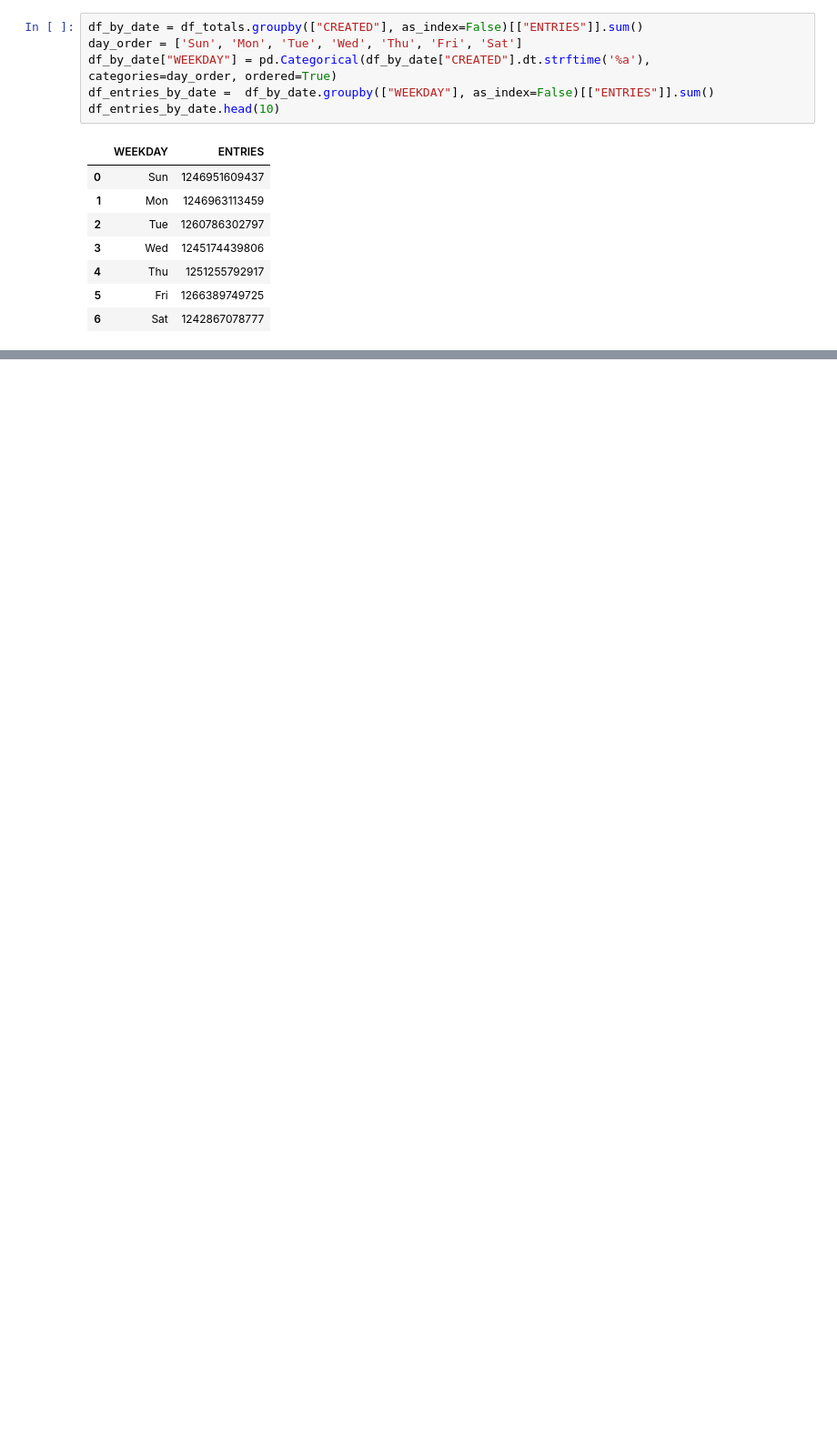
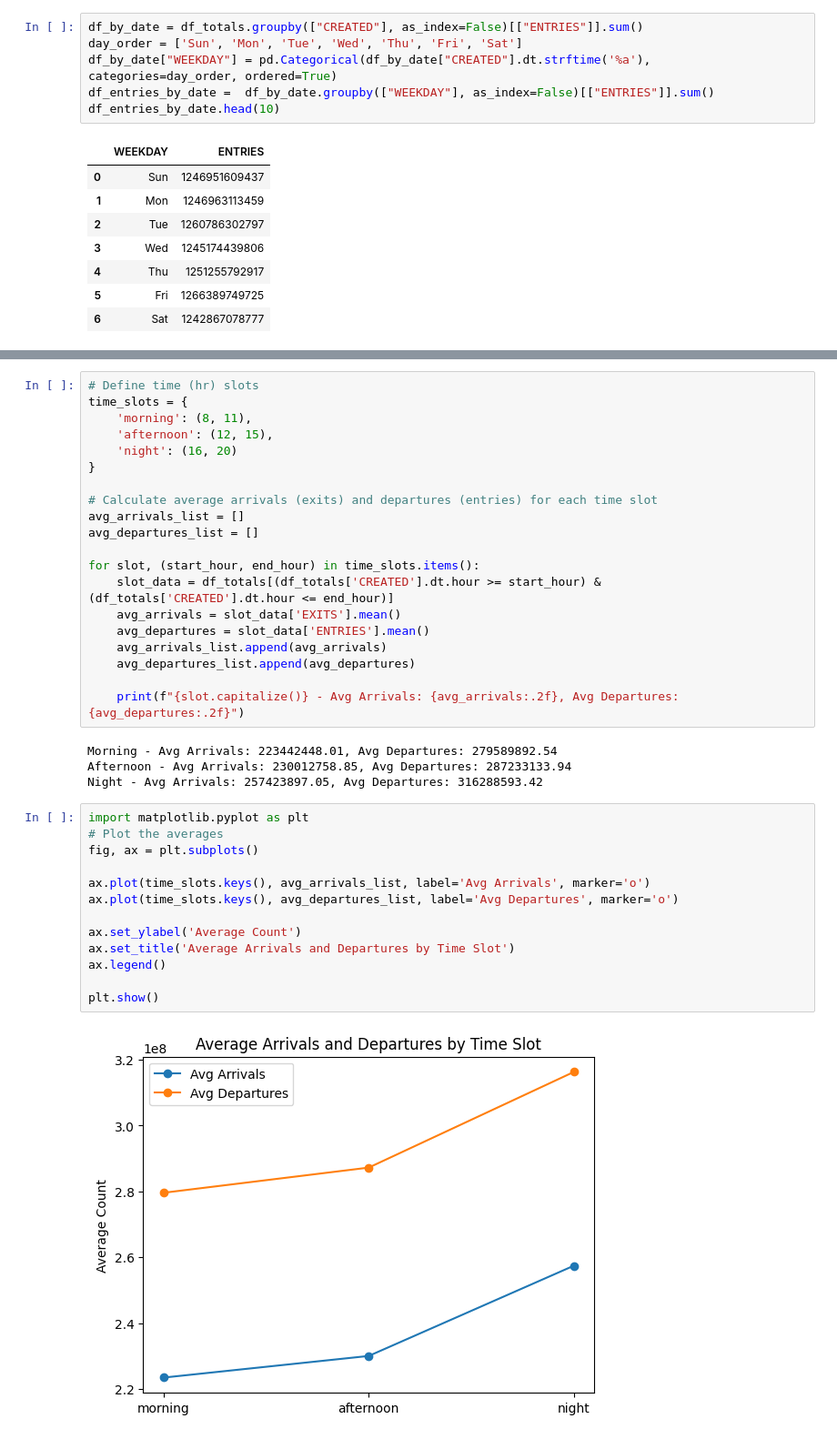
Before and after one commit to ozkary/data-engineering-mta-turnstile, a Jupyter notebook: Step1-Discovery/discovery.ipynb, the cells around one changed output, grey strips where cells are left out. Shown: that part at 91% size. Cells and saved outputs as stored; diff of their text form; blank space fills up the shorter version.

```diff
--- a/Step1-Discovery/discovery.ipynb
+++ b/Step1-Discovery/discovery.ipynb
@@ -131,0 +282,39 @@ bar_chart.show()
+# %%
+# Define time (hr) slots
+time_slots = {
+    'morning': (8, 11),
+    'afternoon': (12, 15),
+    'night': (16, 20)
+}
+
+# Calculate average arrivals (exits) and departures (entries) for each time slot
+avg_arrivals_list = []
+avg_departures_list = []
+
+for slot, (start_hour, end_hour) in time_slots.items():
+    slot_data = df_totals[(df_totals['CREATED'].dt.hour >= start_hour) & (df_totals['CREATED'].dt.hour <= end_hour)]
+    avg_arrivals = slot_data['EXITS'].mean()
+    avg_departures = slot_data['ENTRIES'].mean()
+    avg_arrivals_list.append(avg_arrivals)
+    avg_departures_list.append(avg_departures)
+
+    print(f"{slot.capitalize()} - Avg Arrivals: {avg_arrivals:.2f}, Avg Departures: {avg_departures:.2f}")
+# %% [output]
+Morning - Avg Arrivals: 223442448.01, Avg Departures: 279589892.54
+Afternoon - Avg Arrivals: 230012758.85, Avg Departures: 287233133.94
+Night - Avg Arrivals: 257423897.05, Avg Departures: 316288593.42
+# %%
+import matplotlib.pyplot as plt
+# Plot the averages
+fig, ax = plt.subplots()
+
+ax.plot(time_slots.keys(), avg_arrivals_list, label='Avg Arrivals', marker='o')
+ax.plot(time_slots.keys(), avg_departures_list, label='Avg Departures', marker='o')
+
+ax.set_ylabel('Average Count')
+ax.set_title('Average Arrivals and Departures by Time Slot')
+ax.legend()
+
+plt.show()
+# %% [output]
+[figure, added]
```
Also changed, not shown: parts of 28 cells of this notebook, 5 other files.
